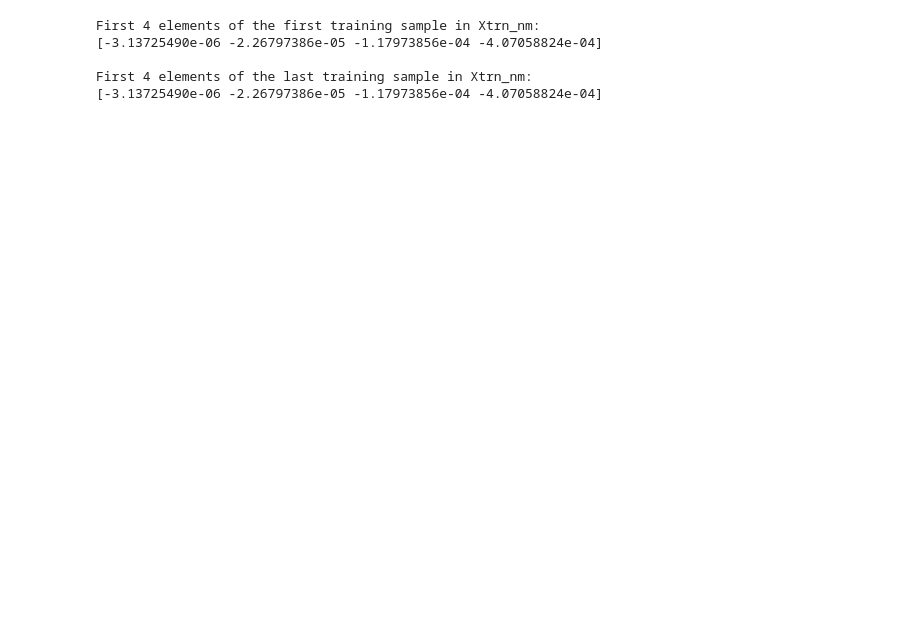
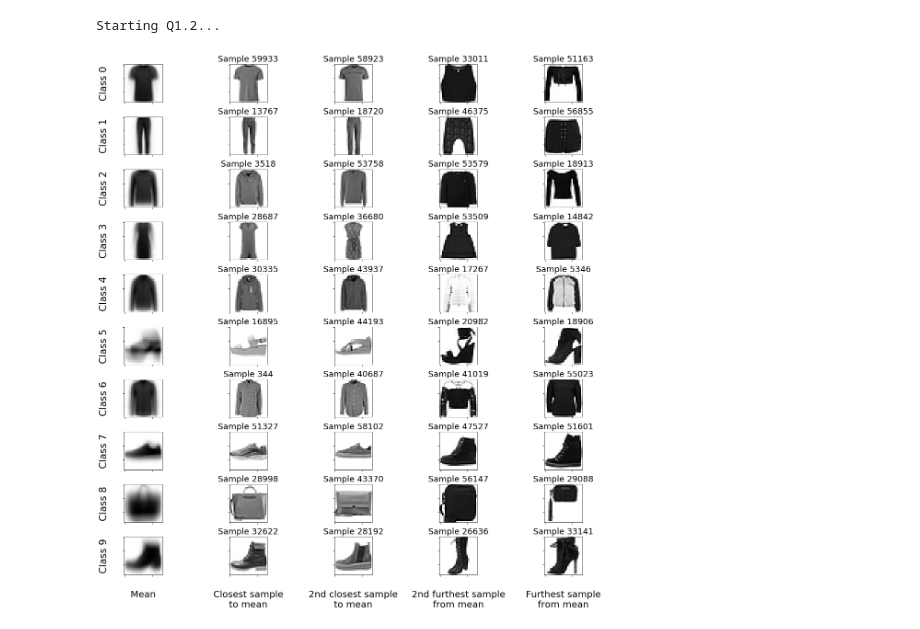
Before and after one commit to hwixley/IAML-cwk2, a Jupyter notebook: INFR10069-2020-CW2/templates/iaml01cw2_q1.ipynb, the cells around one changed output. Drawn from its saved outputs; the diff is of its cells as text; code cells hidden in the pictures; blank space fills up the shorter version.

```diff
--- a/INFR10069-2020-CW2/templates/iaml01cw2_q1.ipynb
+++ b/INFR10069-2020-CW2/templates/iaml01cw2_q1.ipynb
@@ -53,29 +53,24 @@ def iaml01cw2_q1_2():
 
     print("Starting Q1.2...\n")
 
-    # Array of classes
-    classes = np.unique(Ytrn)
+    #Array to store the indexes of the samples in each class
+    classSamples = [[],[],[],[],[],[],[],[],[],[]]
 
-    # Initialisation of variables
-    classSamples = []
+    #Arrays to store the mean, closest and furthest samples for each class
     means = []
-    closest = []
-    furthest = []
+    closest = [[],[],[],[],[],[],[],[],[],[]]
+    furthest = [[],[],[],[],[],[],[],[],[],[]]
+
+    #Array to calculate the means for each class
     classMeans = np.zeros((10,784))
 
-    # Initialise empty nested arrays
-    for c in classes:
-        classSamples.append([])
-        closest.append([])
-        furthest.append([])
-
-    # Add all the indexes of samples for a given classs in the classSamples list
+    #Add all the indexes of samples for a given class in the classSamples list
     for row in range(Ytrn.size):
         classSamples[Ytrn[row]].append(row)
 
-    # Iterates over all classes (to calculate means, closest and furthest samples)
+    #Iterates over all classes (to calculate means, closest and furthest samples)
     for c in range(10):
-        #Represents the relevant samples for the given class c
+        #Represents the samples for the given class c
         samples = classSamples[c]
 
         #Calculate the mean samples for each class
@@ -83,15 +78,14 @@ def iaml01cw2_q1_2():
             classMeans[c] += Xtrn[index,:]
 
         classMeans[c] = classMeans[c]/len(samples)
-        meanC = classMeans[c].reshape(28,28)
-        means.append(meanC)
+        means.append(classMeans[c].reshape(28,28))
 
-        #Calculate closest samples variables
+        #Comparison and index variables for calculating closest samples
         close1 = -1
         closeDist1 = 10000
         close2 = -1
         closeDist2 = 10000
-        #Calculate furthest samples variables
+        #Comparison and index variables for calculating furthest samples
         far1 = -1
         farDist1 = 0
         far2 = -1
@@ -125,20 +119,22 @@ def iaml01cw2_q1_2():
     fig, axs = plt.subplots(10,5,figsize=(16,16))
     fig.tight_layout()
     for i in range(10):
-        #Mean
+
+        #Plot mean vector i
         axs[i,0].imshow(means[i], cmap="gray_r")
         axs[i,0].set_ylabel("Class " + str(i) + "\n",fontsize=21)
         axs[i,0].set_xticklabels([])
         axs[i,0].set_yticklabels([])
 
+        #Iterate through the closest and furthest samples
         for n in range(1,3):
-            #Closest
+            #Plot closest sample
             axs[i,n].imshow(Xtrn[closest[i][n-1],:].reshape(28,28), cmap="gray_r")
             axs[i,n].set_title("Sample " + str(closest[i][n-1]),fontsize=18)
             axs[i,n].set_xticklabels([])
             axs[i,n].set_yticklabels([])
 
-            #Furthest
+            #Plot furthest sample
             axs[i,n+2].imshow(Xtrn[furthest[i][-n+2],:].reshape(28,28), cmap="gray_r")
             axs[i,n+2].set_title("Sample " + str(furthest[i][-n+2]),fontsize=18)
             axs[i,n+2].set_xticklabels([])
@@ -388,11 +384,8 @@ def iaml01cw2_q1_8():
 
 #
 # iaml01cw2_q1_8()   # comment this out when you run the function
-# %%
-iaml01cw2_q1_1()
-# %% [output]
-First 4 elements of the first training sample in Xtrn_nm:
-[-3.13725490e-06 -2.26797386e-05 -1.17973856e-04 -4.07058824e-04]
-
-First 4 elements of the last training sample in Xtrn_nm:
-[-3.13725490e-06 -2.26797386e-05 -1.17973856e-04 -4.07058824e-04]
+# %%
+iaml01cw2_q1_2()
+# %% [output]
+Starting Q1.2...
+[figure, added]
```
